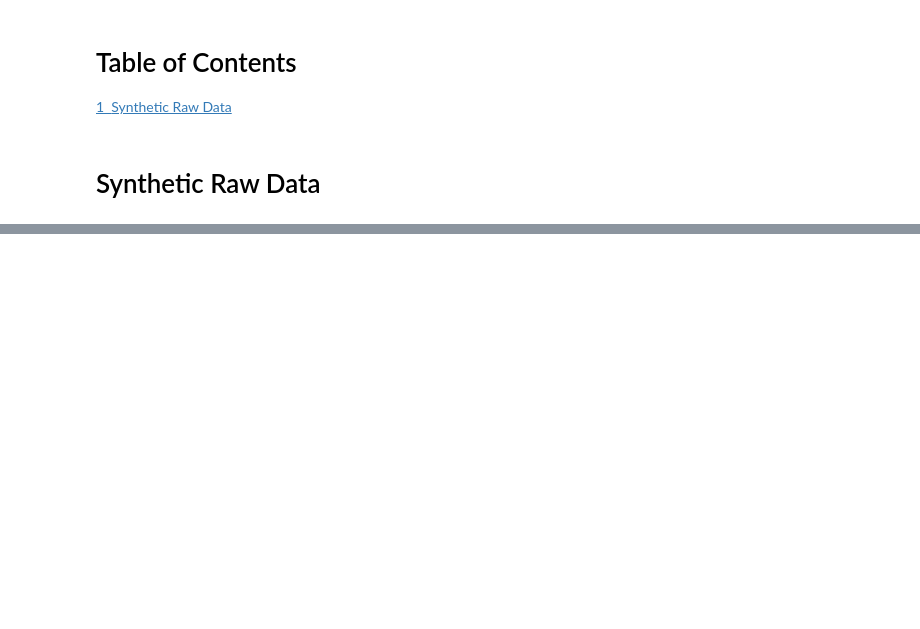
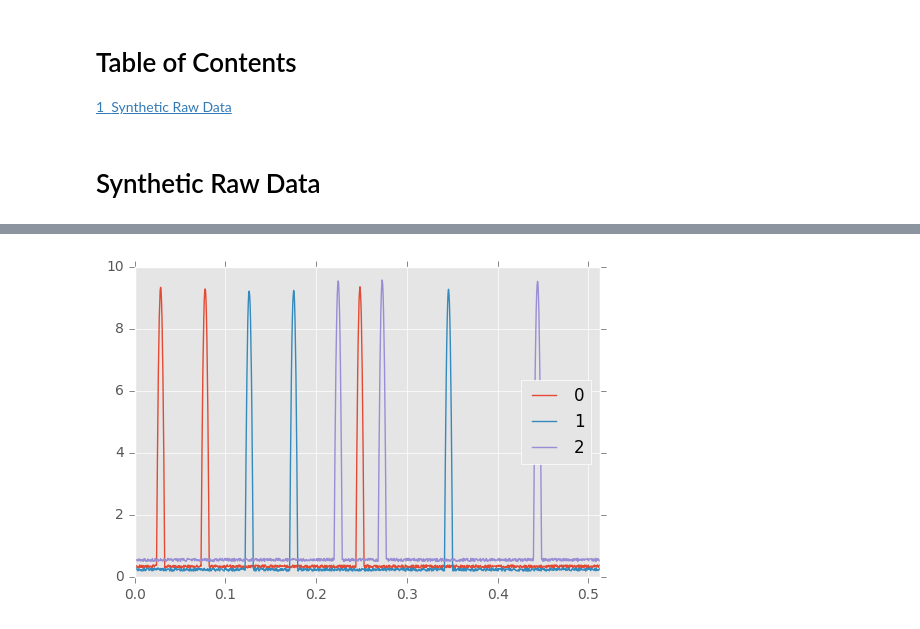
Before and after one commit to OpenWIM/pywim, a Jupyter notebook: notebooks/SyntheticRawData.ipynb, the cells around one changed output, grey strips where cells are left out. Cells and saved outputs as stored; diff of their text form; code cells hidden in the pictures; blank space fills up the shorter version.

```diff
--- a/notebooks/SyntheticRawData.ipynb
+++ b/notebooks/SyntheticRawData.ipynb
@@ -26,7 +26,7 @@ def gen_slope(width: int=400):
 
     return slope
 # %%
-def translate_vehicle_layout(layout: str):
+def translate_vehicle_layout_to_distance(layout: str):
     """
     :param layout: str ex: -O-O-------O--
     :return: tuple with axles distance (m) and vehicle lenght (m)
@@ -45,7 +45,7 @@ def translate_vehicle_layout(layout: str):
 
     return axles_distance[1:], len(layout)*50/100
 # %%
-def gen_analog_data(
+def gen_truck_raw_data(
     sample_rate: int, speed: float, vehicle_layout: str,
     sensors_distance: list=[],
     p_signal_noise: float=10.0
@@ -54,7 +54,9 @@ def gen_analog_data(
     if sensors_distance is None return just one signal wave
 
     """
-    axles_distance, vehicle_lenght = translate_vehicle_layout(vehicle_layout)
+    axles_distance, vehicle_lenght = (
+        translate_vehicle_layout_to_distance(vehicle_layout)
+    )
 
     sensors_distance.insert(0, 0)
     axles_distance.insert(0, 0)
@@ -91,7 +93,7 @@ def gen_analog_data(
 
 vehicle_layout = '-O-O------O--'
 
-data = gen_analog_data(
+data = gen_truck_raw_data(
     sample_rate=2000,
     speed=20.5,
     vehicle_layout=vehicle_layout,
@@ -106,0 +107 @@ plt.show()
+[figure, added]
```
Also changed, not shown: parts of 2 cells of this notebook, 7 other files.
